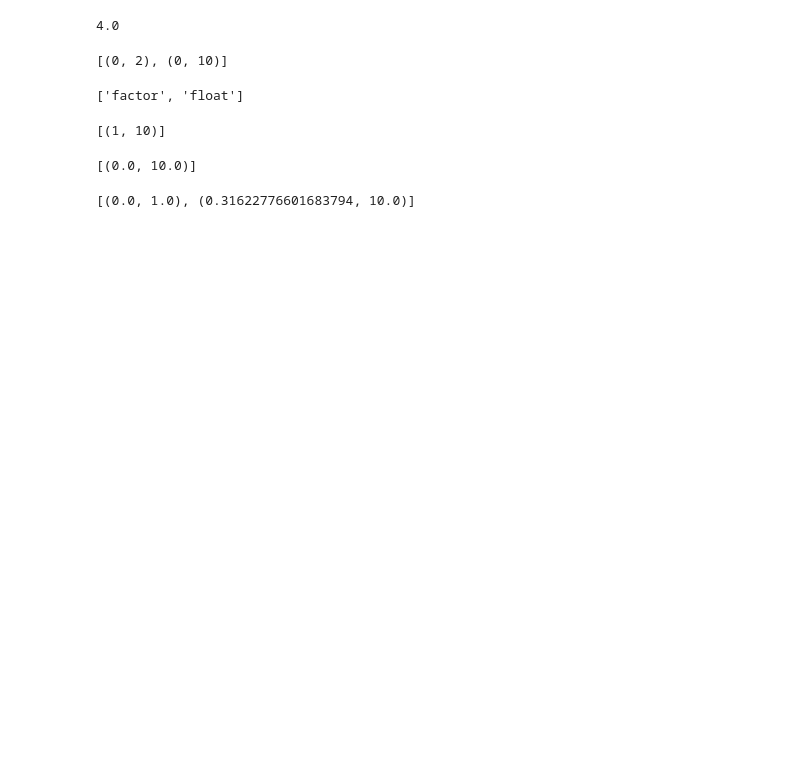
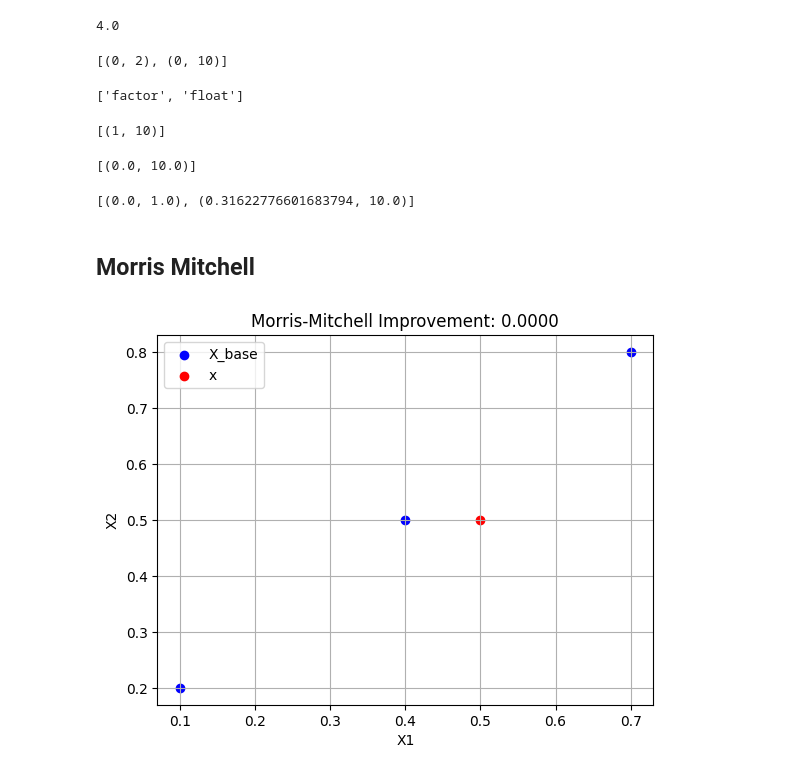
Before and after one commit to sequential-parameter-optimization/spotoptim, a Jupyter notebook: notebooks/spotoptim_tests.ipynb, the cells around one changed output. Cells and saved outputs as stored; diff of their text form; code cells hidden in the pictures; blank space fills up the shorter version.

```diff
--- a/notebooks/spotoptim_tests.ipynb
+++ b/notebooks/spotoptim_tests.ipynb
@@ -49,3 +49,22 @@ spot.transform_bounds()
 print(spot.bounds)
 # %% [output]
 [(0.0, 1.0), (0.31622776601683794, 10.0)]
+# %% [markdown]
+## Morris Mitchell
+# %%
+import numpy as np
+import matplotlib.pyplot as plt
+from spotoptim.sampling.mm import mm_improvement
+X_base = np.array([[0.1, 0.2], [0.4, 0.5], [0.7, 0.8]])
+x = np.array([0.5, 0.5])
+improvement = mm_improvement(x, X_base, q=2, p=2)
+plt.scatter(X_base[:, 0], X_base[:, 1], color='blue', label='X_base')
+plt.scatter(x[0], x[1], color='red', label='x')
+plt.legend()
+plt.title(f'Morris-Mitchell Improvement: {improvement:.4f}')
+plt.xlabel('X1')
+plt.ylabel('X2')
+plt.grid()
+plt.show()
+# %% [output]
+[figure, added]
```
Also changed, not shown: parts of 2 cells of this notebook, 8 other files.
